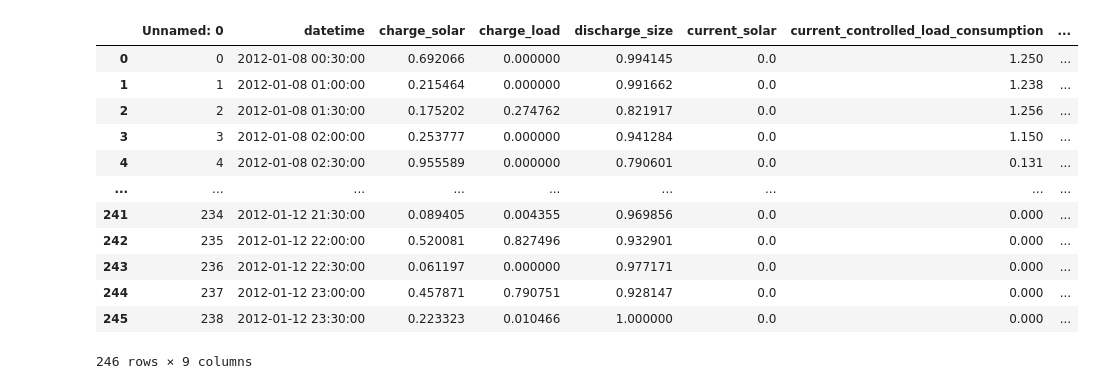
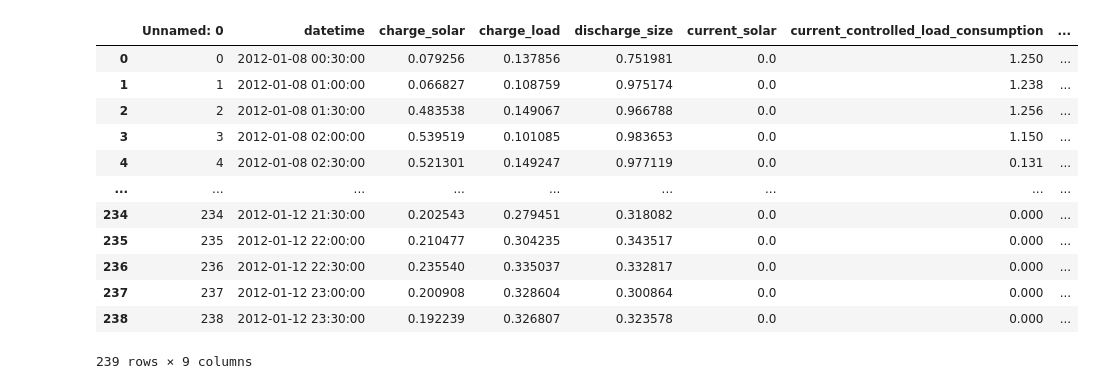
Before and after one commit to alexanderkell/battery-optimisation, a Jupyter notebook: notebooks/results/1.0-ajmk-results-exploration.ipynb, the cells around one changed output. Drawn from its saved outputs; the diff is of its cells as text; code cells hidden in the pictures.

```diff
--- a/notebooks/results/1.0-ajmk-results-exploration.ipynb
+++ b/notebooks/results/1.0-ajmk-results-exploration.ipynb
@@ -3,23 +3,23 @@ import pandas as pd
 import seaborn as sns
 import matplotlib.pyplot as plt
 # %%
-results = pd.read_csv("/Users/alexanderkell/Documents/PhD/Projects/18-battery-optimisation/data/results/run_data_battery_1_time_2021-03-27-17-40-23.csv")
+results = pd.read_csv("/Users/alexanderkell/Documents/PhD/Projects/18-battery-optimisation/data/results/run_data_battery_1_time_2021-03-28-09-33-29.csv")
 results['datetime'] = pd.to_datetime(results['datetime'], errors='coerce')
 results
 # %% [output]
 |  | Unnamed: 0 | datetime | charge_solar | charge_load | discharge_size | current_solar | current_controlled_load_consumption | ... |
-| 0 | 0 | 2012-01-08 00:30:00 | 0.692066 | 0.000000 | 0.994145 | 0.0 | 1.250 | ... |
-| 1 | 1 | 2012-01-08 01:00:00 | 0.215464 | 0.000000 | 0.991662 | 0.0 | 1.238 | ... |
-| 2 | 2 | 2012-01-08 01:30:00 | 0.175202 | 0.274762 | 0.821917 | 0.0 | 1.256 | ... |
-| 3 | 3 | 2012-01-08 02:00:00 | 0.253777 | 0.000000 | 0.941284 | 0.0 | 1.150 | ... |
-| 4 | 4 | 2012-01-08 02:30:00 | 0.955589 | 0.000000 | 0.790601 | 0.0 | 0.131 | ... |
+| 0 | 0 | 2012-01-08 00:30:00 | 0.079256 | 0.137856 | 0.751981 | 0.0 | 1.250 | ... |
+| 1 | 1 | 2012-01-08 01:00:00 | 0.066827 | 0.108759 | 0.975174 | 0.0 | 1.238 | ... |
+| 2 | 2 | 2012-01-08 01:30:00 | 0.483538 | 0.149067 | 0.966788 | 0.0 | 1.256 | ... |
+| 3 | 3 | 2012-01-08 02:00:00 | 0.539519 | 0.101085 | 0.983653 | 0.0 | 1.150 | ... |
+| 4 | 4 | 2012-01-08 02:30:00 | 0.521301 | 0.149247 | 0.977119 | 0.0 | 0.131 | ... |
 | ... | ... | ... | ... | ... | ... | ... | ... | ... |
-| 241 | 234 | 2012-01-12 21:30:00 | 0.089405 | 0.004355 | 0.969856 | 0.0 | 0.000 | ... |
-| 242 | 235 | 2012-01-12 22:00:00 | 0.520081 | 0.827496 | 0.932901 | 0.0 | 0.000 | ... |
-| 243 | 236 | 2012-01-12 22:30:00 | 0.061197 | 0.000000 | 0.977171 | 0.0 | 0.000 | ... |
-| 244 | 237 | 2012-01-12 23:00:00 | 0.457871 | 0.790751 | 0.928147 | 0.0 | 0.000 | ... |
-| 245 | 238 | 2012-01-12 23:30:00 | 0.223323 | 0.010466 | 1.000000 | 0.0 | 0.000 | ... |
+| 234 | 234 | 2012-01-12 21:30:00 | 0.202543 | 0.279451 | 0.318082 | 0.0 | 0.000 | ... |
+| 235 | 235 | 2012-01-12 22:00:00 | 0.210477 | 0.304235 | 0.343517 | 0.0 | 0.000 | ... |
+| 236 | 236 | 2012-01-12 22:30:00 | 0.235540 | 0.335037 | 0.332817 | 0.0 | 0.000 | ... |
+| 237 | 237 | 2012-01-12 23:00:00 | 0.200908 | 0.328604 | 0.300864 | 0.0 | 0.000 | ... |
+| 238 | 238 | 2012-01-12 23:30:00 | 0.192239 | 0.326807 | 0.323578 | 0.0 | 0.000 | ... |
-246 rows × 9 columns
+239 rows × 9 columns
 # %%
 results_long = results.drop(columns=["Unnamed: 0"]).melt(id_vars=["datetime"])
 results_long
```
Also changed, not shown: parts of 5 cells of this notebook, 34 other files.
